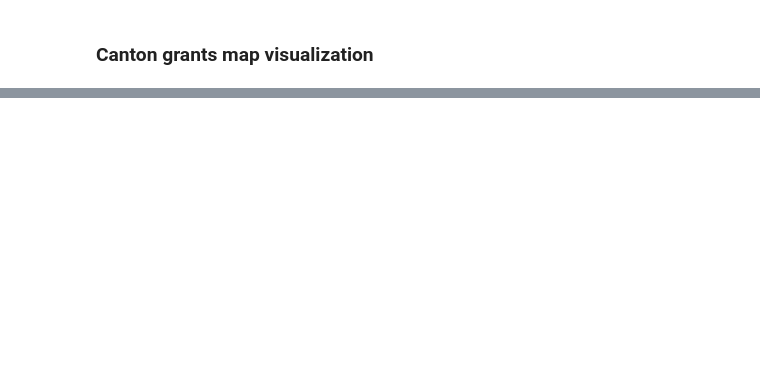
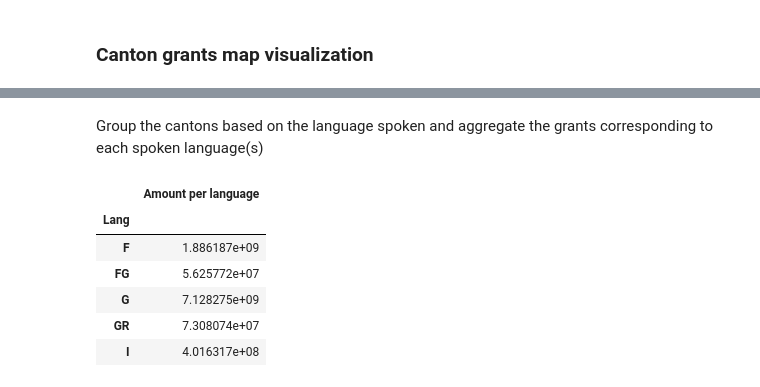
Before and after one commit to cipri-tom/Homework, a Jupyter notebook: 03 - Interactive Viz/Map Visualization.ipynb, the cells around one changed output, grey strips where cells are left out. Saved outputs shown, nothing was run; the diff lists cells and outputs as text; code cells hidden in the pictures; blank space fills up the shorter version.

```diff
--- a/03 - Interactive Viz/Map Visualization.ipynb
+++ b/03 - Interactive Viz/Map Visualization.ipynb
@@ -116,0 +123,16 @@ rosti_cantons['Lang'] = ['G', 'G', 'G', 'G', 'G', 'G', 'FG', 'F', 'G', 'GR', 'F'
+# %% [markdown]
+Group the cantons based on the language spoken and aggregate the grants corresponding to each spoken language(s)
+# %%
+rosti_cantons_grouped_by_lang = rosti_cantons.groupby(['Lang'])
+rosti_cantons_grouped_by_lang = rosti_cantons_grouped_by_lang.agg({'Approved Amount':'sum'})
+rosti_cantons_grouped_by_lang = rosti_cantons_grouped_by_lang.rename(
+    columns={'Approved Amount': 'Amount per language'})
+rosti_cantons_grouped_by_lang
+# %% [output]
+|  | Amount per language |
+| Lang |  |
+| F | 1.886187e+09 |
+| FG | 5.625772e+07 |
+| G | 7.128275e+09 |
+| GR | 7.308074e+07 |
+| I | 4.016317e+08 |
```
Also changed, not shown: parts of 18 cells of this notebook, 1 other file.
